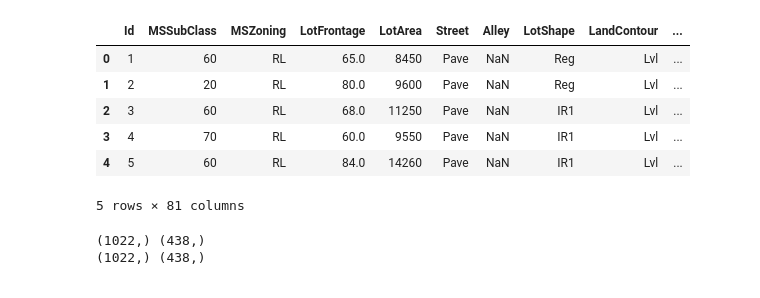
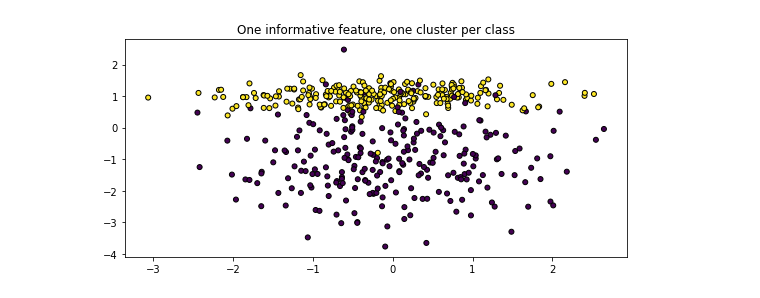
Before and after one commit to rdenadai/AI-Study-Notebooks, a Jupyter notebook: notebooks/Perceptron.ipynb, the cells around one changed output. Cells and saved outputs as stored; diff of their text form; code cells hidden in the pictures.

```diff
--- a/notebooks/Perceptron.ipynb
+++ b/notebooks/Perceptron.ipynb
@@ -6,24 +7,14 @@ from sklearn.model_selection import train_test_split
 
 %matplotlib inline
-# %%
-df = pd.read_csv('../dataset/house-prices-advanced-regression-techniques/train.csv')
-df.head(5)
-# %% [output]
-|  | Id | MSSubClass | MSZoning | LotFrontage | LotArea | Street | Alley | LotShape | LandContour | ... |
-| 0 | 1 | 60 | RL | 65.0 | 8450 | Pave | NaN | Reg | Lvl | ... |
-| 1 | 2 | 20 | RL | 80.0 | 9600 | Pave | NaN | Reg | Lvl | ... |
-| 2 | 3 | 60 | RL | 68.0 | 11250 | Pave | NaN | IR1 | Lvl | ... |
-| 3 | 4 | 70 | RL | 60.0 | 9550 | Pave | NaN | IR1 | Lvl | ... |
-| 4 | 5 | 60 | RL | 84.0 | 14260 | Pave | NaN | IR1 | Lvl | ... |
-5 rows × 81 columns
-# %%
-X, y = np.array(df['YearBuilt']), np.array(df['SalePrice'])
-X_train, X_test, y_train, y_test = train_test_split(X, y, test_size=0.3, random_state=42)
-print(X_train.shape, X_test.shape)
-print(y_train.shape, y_test.shape)
-# %% [output]
-(1022,) (438,)
-(1022,) (438,)
+# %%
+plt.figure(figsize=(9, 4))
+plt.title("One informative feature, one cluster per class")
+X, y = make_classification(n_samples=500, n_features=2, n_redundant=0, n_informative=1,
+                             n_clusters_per_class=1)
+plt.scatter(X[:, 0], X[:, 1], marker='o', c=y, s=25, edgecolor='k')
+plt.show()
+# %% [output]
+[figure, added]
 # %%
 def normalize(X, y):
     Xh = X[:, 0].copy()
```
Also changed, not shown: parts of 5 cells of this notebook, 1 other file.
